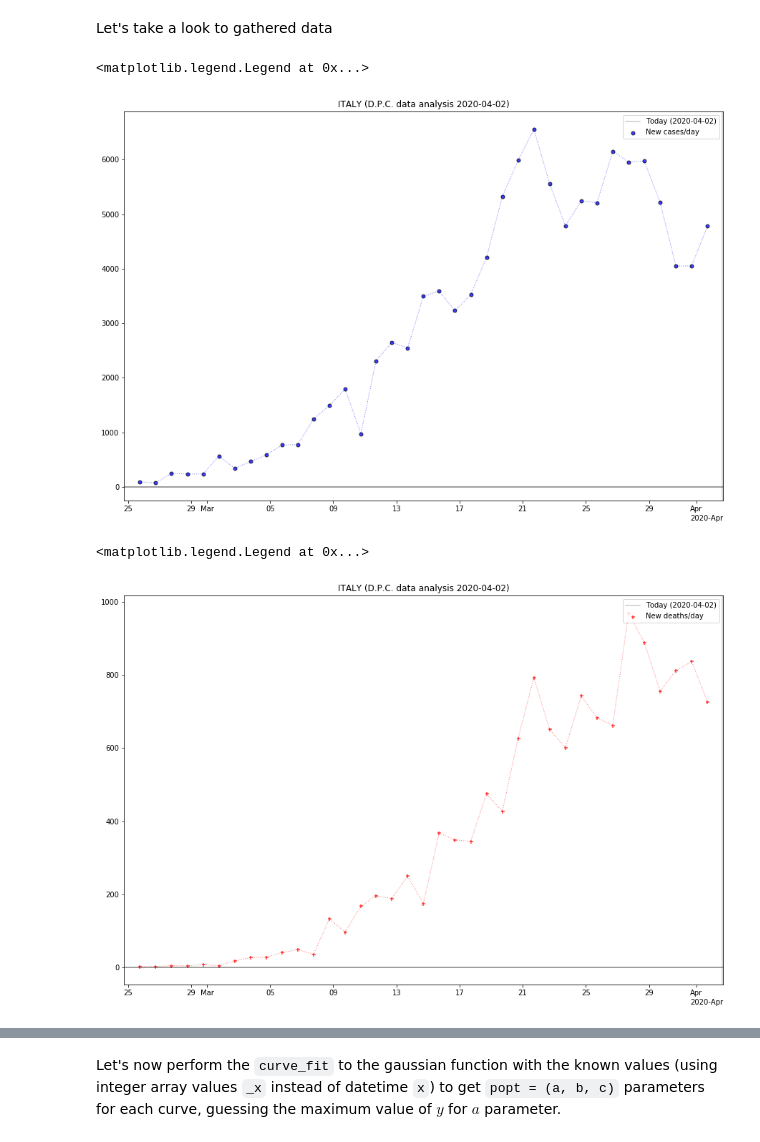
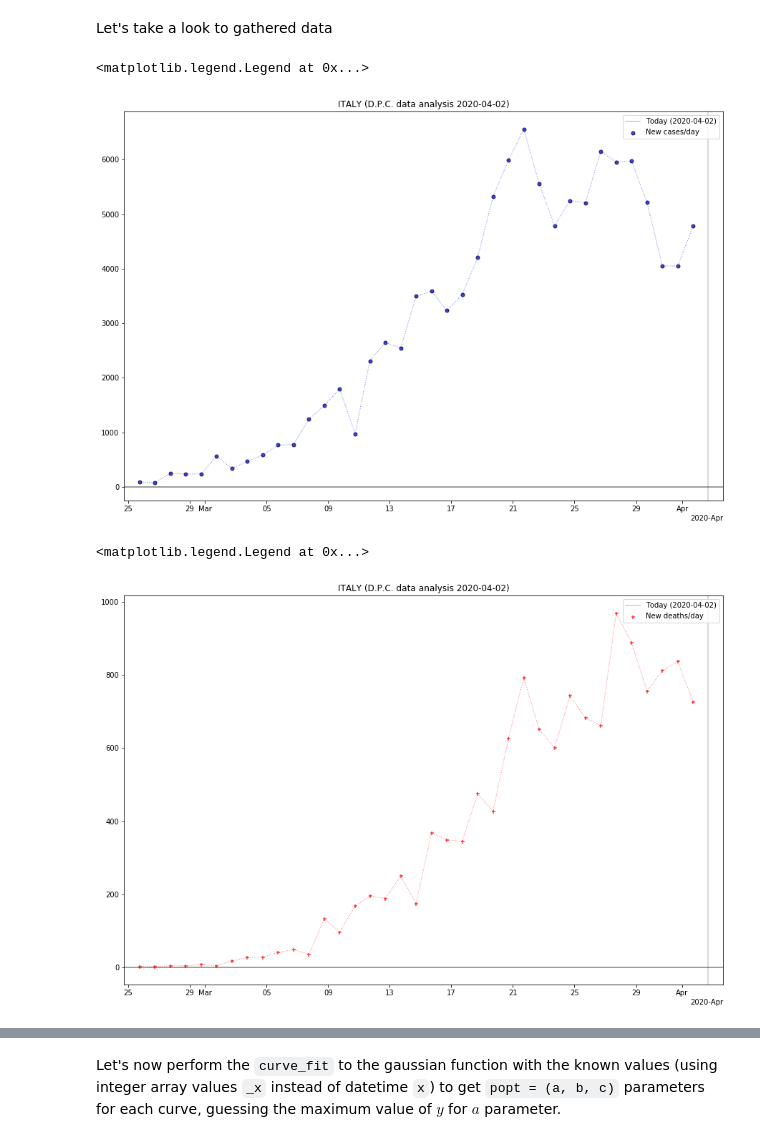
Before and after one commit to maxdevblock/covid-19-italy, a Jupyter notebook: covid-italy.ipynb, the cells around one changed output, grey strips where cells are left out. Saved outputs shown, nothing was run; the diff lists cells and outputs as text; code cells hidden in the pictures.

Commit message:
set_xlim max (now, ...)

```diff
--- a/covid-italy.ipynb
+++ b/covid-italy.ipynb
@@ -75,31 +75,31 @@ Let's take a look to gathered data
 # %%
 fig, ax = plt.subplots(nrows=1, ncols=1, figsize=(15, 10))
 plt.title("ITALY (D.P.C. data analysis {})".format(dt.datetime.now().strftime("%Y-%m-%d")))
 ax.xaxis.set_major_locator(locator)
 ax.xaxis.set_major_formatter(formatter)
-ax.set_xlim(x[0] - dt.timedelta(days=1), x[-1] + dt.timedelta(days=1))
+ax.set_xlim(x[0] - dt.timedelta(days=1), max(x[-1], dt.datetime.now()) + dt.timedelta(days=1))
 
 # original data points
 ax.scatter(x, yC, alpha=0.75, c="#0000ff",edgecolors='#000000', marker="o", s=25, label="New cases/day")
 # original data dotted line
 ax.plot(x, yC, alpha=0.5, c="b", linestyle=":", linewidth=1.0)
 
 
 # TODAY date grey vertical line
 plt.axvline(x=dt.datetime.now(), color="#999999", alpha=0.5, linestyle="-", label="Today ({})".format(dt.datetime.now().strftime("%Y-%m-%d")))
 plt.axhline(y=0, color="k", alpha=0.5)
 
 # LEGEND
 plt.legend(loc='upper right', fontsize='medium')
 # %% [output]
 <matplotlib.legend.Legend at 0x...>
-[figure, old version]
+[figure, new version]
 # %%
 fig, ax = plt.subplots(nrows=1, ncols=1, figsize=(15, 10))
 plt.title("ITALY (D.P.C. data analysis {})".format(dt.datetime.now().strftime("%Y-%m-%d")))
 ax.xaxis.set_major_locator(locator)
 ax.xaxis.set_major_formatter(formatter)
-ax.set_xlim(x[0] - dt.timedelta(days=1), x[-1] + dt.timedelta(days=1))
+ax.set_xlim(x[0] - dt.timedelta(days=1), max(x[-1], dt.datetime.now()) + dt.timedelta(days=1))
 
 # original data points
 ax.scatter(x, yD, alpha=0.75, c="r",edgecolors='#000000', marker="+", s=25, label="New deaths/day")
@@ -115,7 +115,7 @@ plt.axhline(y=0, color="k", alpha=0.5)
 plt.legend(loc='upper right', fontsize='medium')
 # %% [output]
 <matplotlib.legend.Legend at 0x...>
-[figure, old version]
+[figure, new version]
 # %%
 fig, ax = plt.subplots(nrows=1, ncols=1, figsize=(15, 10))
 plt.title("ITALY (D.P.C. data analysis {})".format(dt.datetime.now().strftime("%Y-%m-%d")))
```
Also changed, not shown: parts of 2 cells of this notebook.
